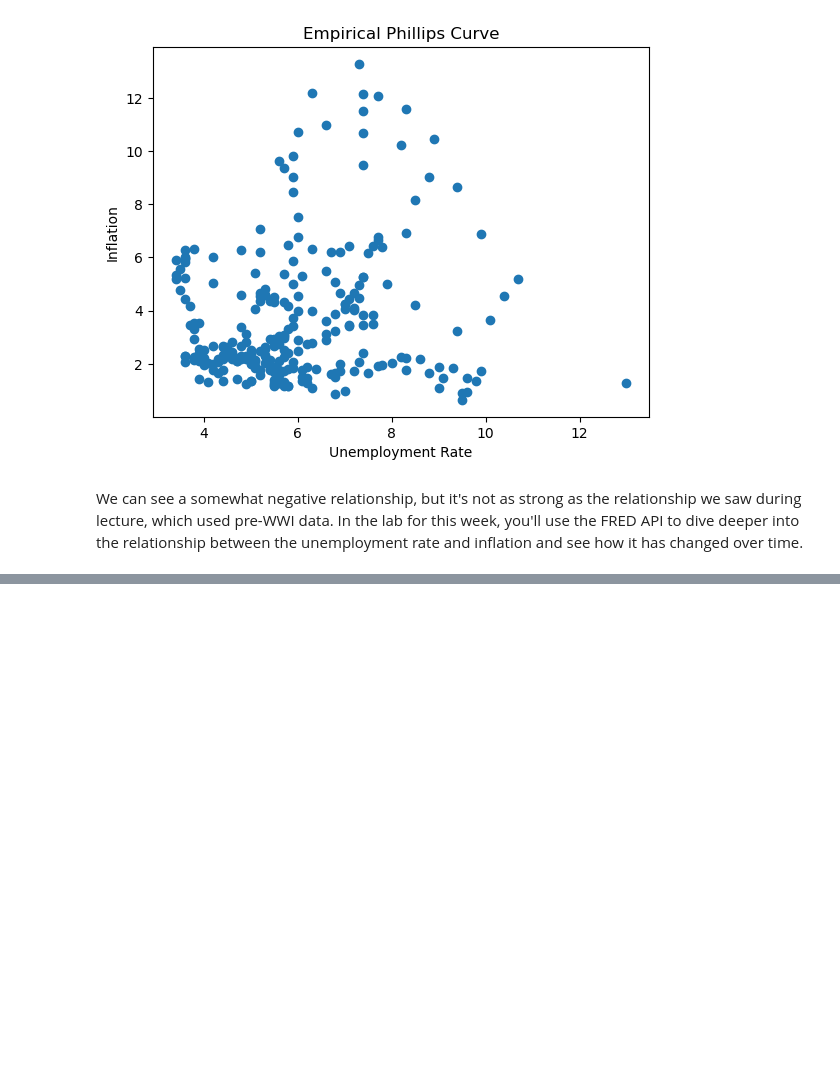
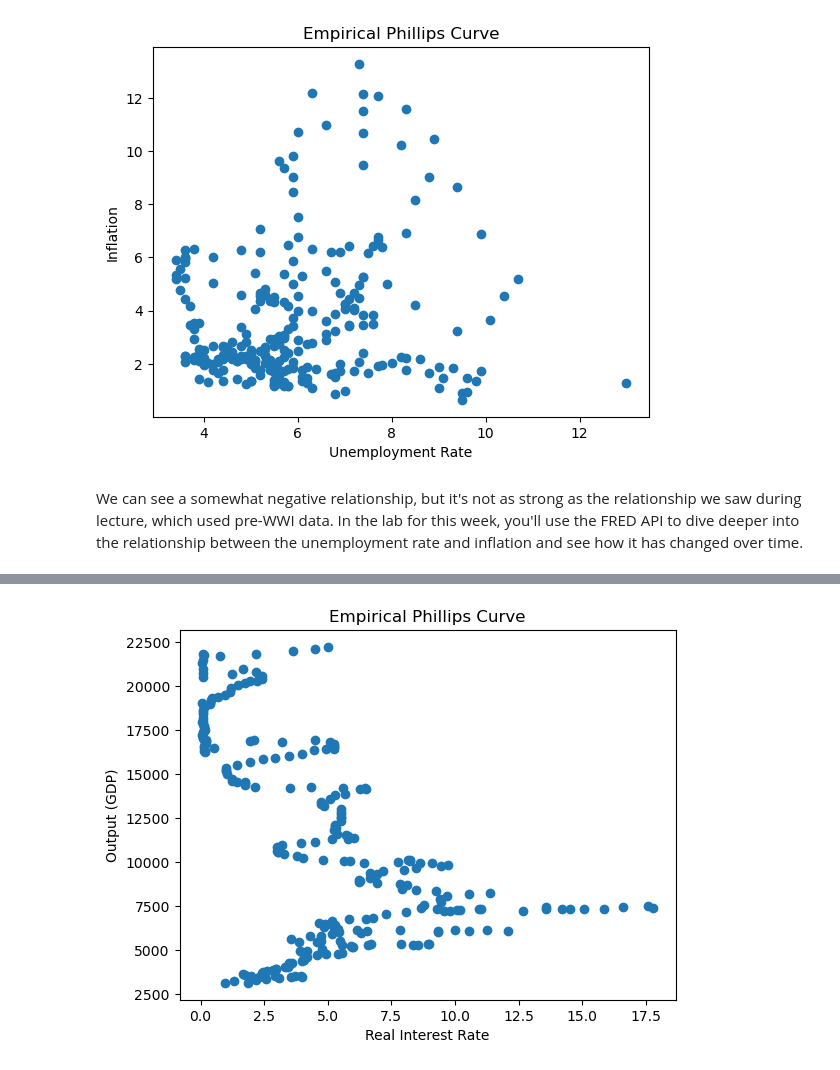
Before and after one commit to data-88e/fa23-materials, a Jupyter notebook: lec/lec10/macro-fred-api.ipynb, the cells around one changed output, grey strips where cells are left out. Saved outputs shown, nothing was run; the diff lists cells and outputs as text; code cells hidden in the pictures; blank space fills up the shorter version.

```diff
--- a/lec/lec10/macro-fred-api.ipynb
+++ b/lec/lec10/macro-fred-api.ipynb
@@ -324,0 +332,7 @@ We can see a somewhat negative relationship, but it's not as strong as the relat
+# %%
+plt.scatter(macroeconomics['DFF_lin'], macroeconomics['GDPC1_lin'])
+plt.title('Empirical Phillips Curve')
+plt.xlabel('Real Interest Rate')
+plt.ylabel('Output (GDP)');
+# %% [output]
+[figure, added]
```
Also changed, not shown: parts of 1 cell of this notebook.
